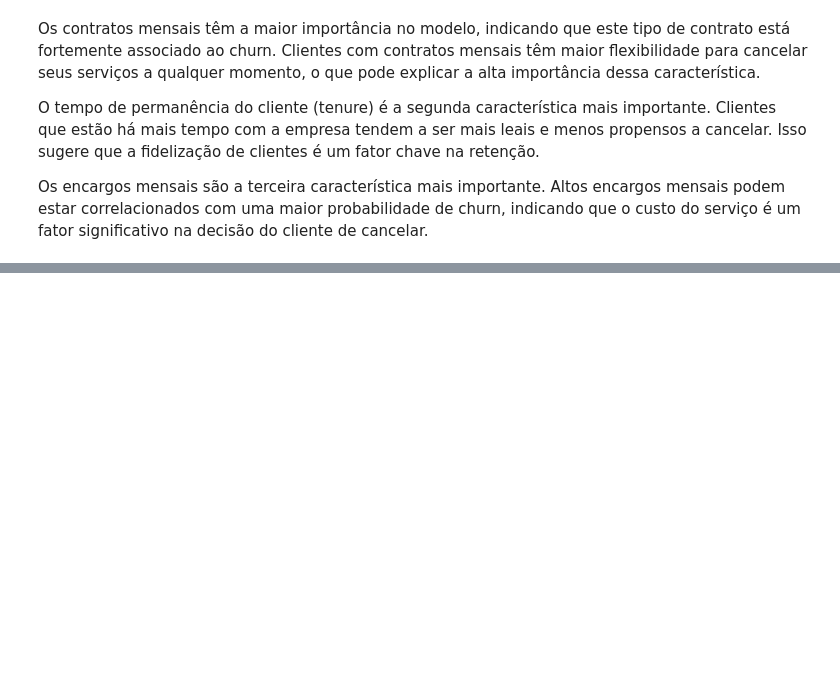
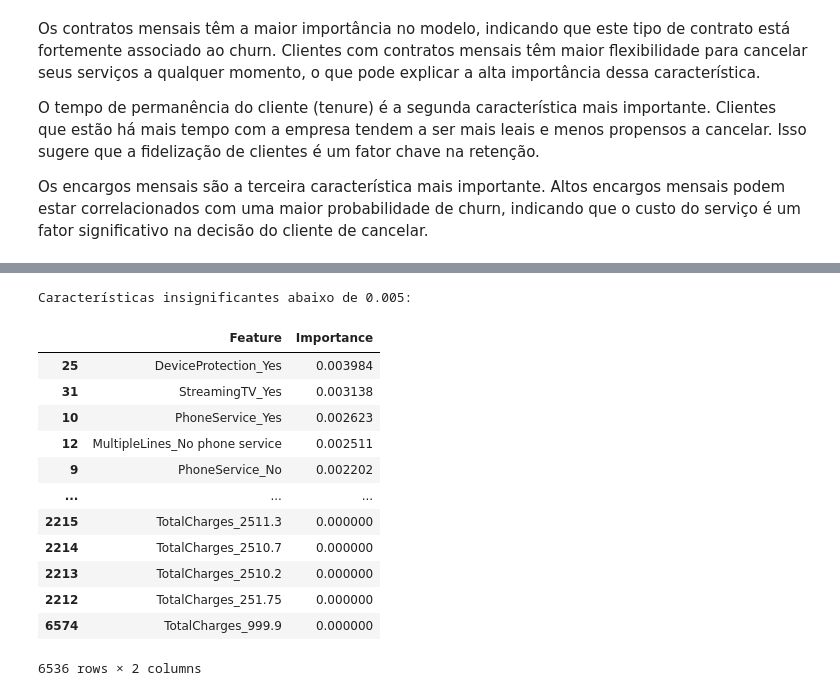
Before and after one commit to ArthurrCr/Churn_Telco, a Jupyter notebook: notebooks/exploratory_data_analysis.ipynb, the cells around one changed output, grey strips where cells are left out. Drawn from its saved outputs; the diff is of its cells as text; code cells hidden in the pictures; blank space fills up the shorter version.

```diff
--- a/notebooks/exploratory_data_analysis.ipynb
+++ b/notebooks/exploratory_data_analysis.ipynb
@@ -459,0 +509,20 @@ Os encargos mensais são a terceira característica mais importante. Altos encar
+# %%
+# Filtrar insignificant_features abaixo de 0.005
+insignificant_features = insignificant_features[insignificant_features['Importance'] < 0.005]
+print("Características insignificantes abaixo de 0.005:")
+display(insignificant_features)
+# %% [output]
+Características insignificantes abaixo de 0.005:
+|  | Feature | Importance |
+| 25 | DeviceProtection_Yes | 0.003984 |
+| 31 | StreamingTV_Yes | 0.003138 |
+| 10 | PhoneService_Yes | 0.002623 |
+| 12 | MultipleLines_No phone service | 0.002511 |
+| 9 | PhoneService_No | 0.002202 |
+| ... | ... | ... |
+| 2215 | TotalCharges_2511.3 | 0.000000 |
+| 2214 | TotalCharges_2510.7 | 0.000000 |
+| 2213 | TotalCharges_2510.2 | 0.000000 |
+| 2212 | TotalCharges_251.75 | 0.000000 |
+| 6574 | TotalCharges_999.9 | 0.000000 |
+6536 rows × 2 columns
```
Also changed, not shown: parts of 7 cells of this notebook, 3 other files.
